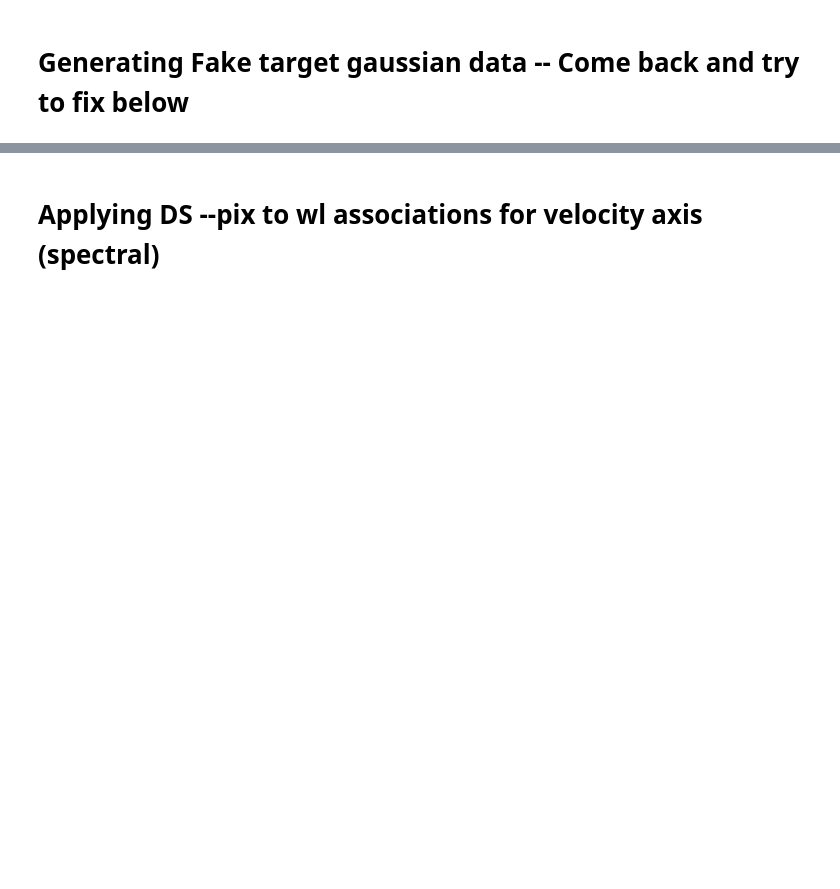
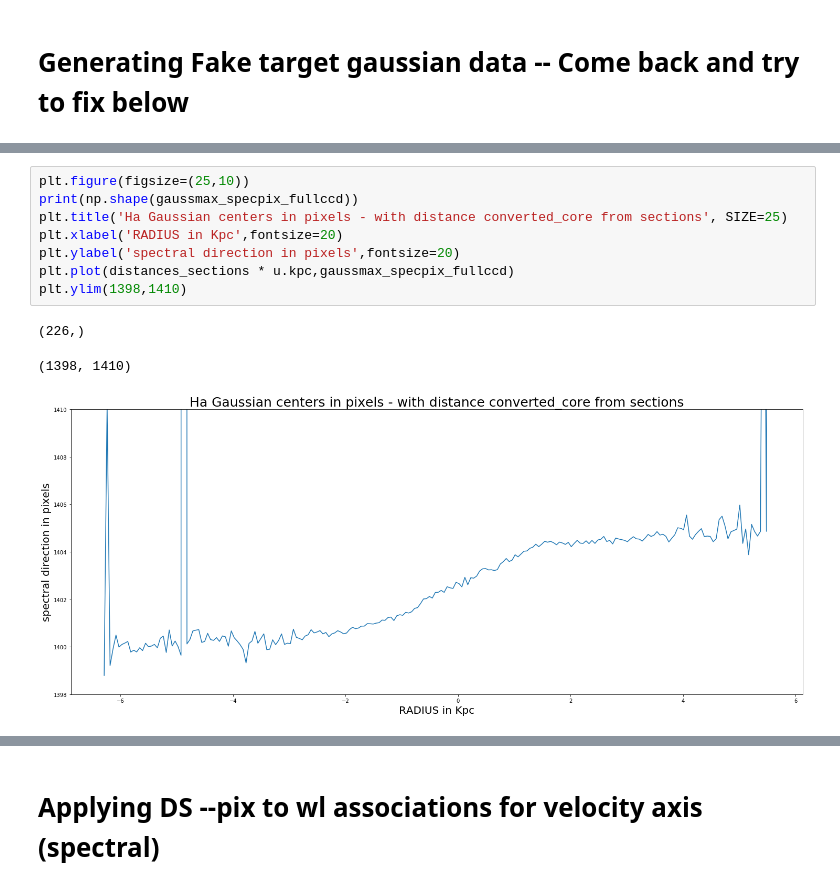
Before and after one commit to deerow22/data_reduction_scrap, a Jupyter notebook: SAGA-c22.ipynb, the cells around one changed output, grey strips where cells are left out. Saved outputs shown, nothing was run; the diff lists cells and outputs as text; blank space fills up the shorter version.

```diff
--- a/SAGA-c22.ipynb
+++ b/SAGA-c22.ipynb
@@ -661,0 +742,12 @@ print(new_short)
+# %%
+plt.figure(figsize=(25,10))
+print(np.shape(gaussmax_specpix_fullccd))
+plt.title('Ha Gaussian centers in pixels - with distance converted_core from sections', SIZE=25)
+plt.xlabel('RADIUS in Kpc',fontsize=20)
+plt.ylabel('spectral direction in pixels',fontsize=20)
+plt.plot(distances_sections * u.kpc,gaussmax_specpix_fullccd)
+plt.ylim(1398,1410)
+# %% [output]
+(226,)
+(1398, 1410)
+[figure, added]
```
Also changed, not shown: parts of 33 cells of this notebook.
